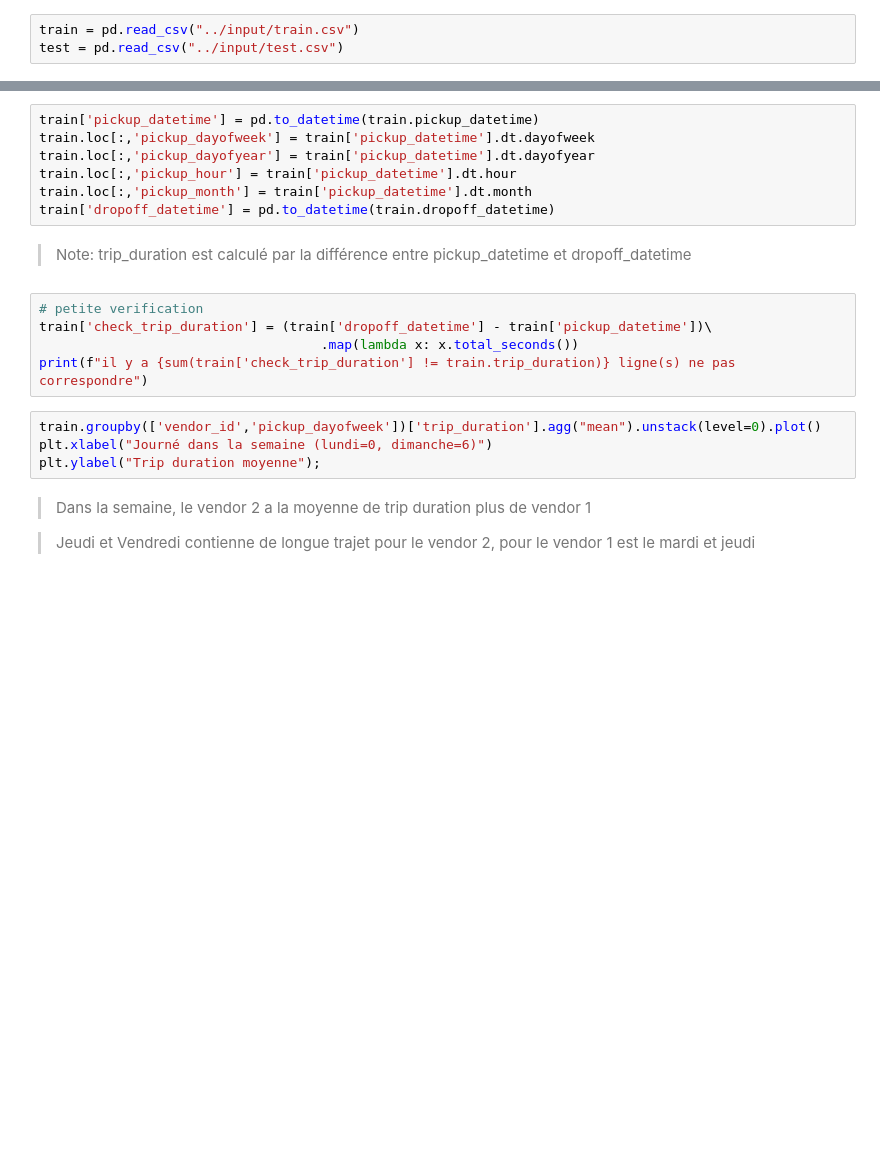
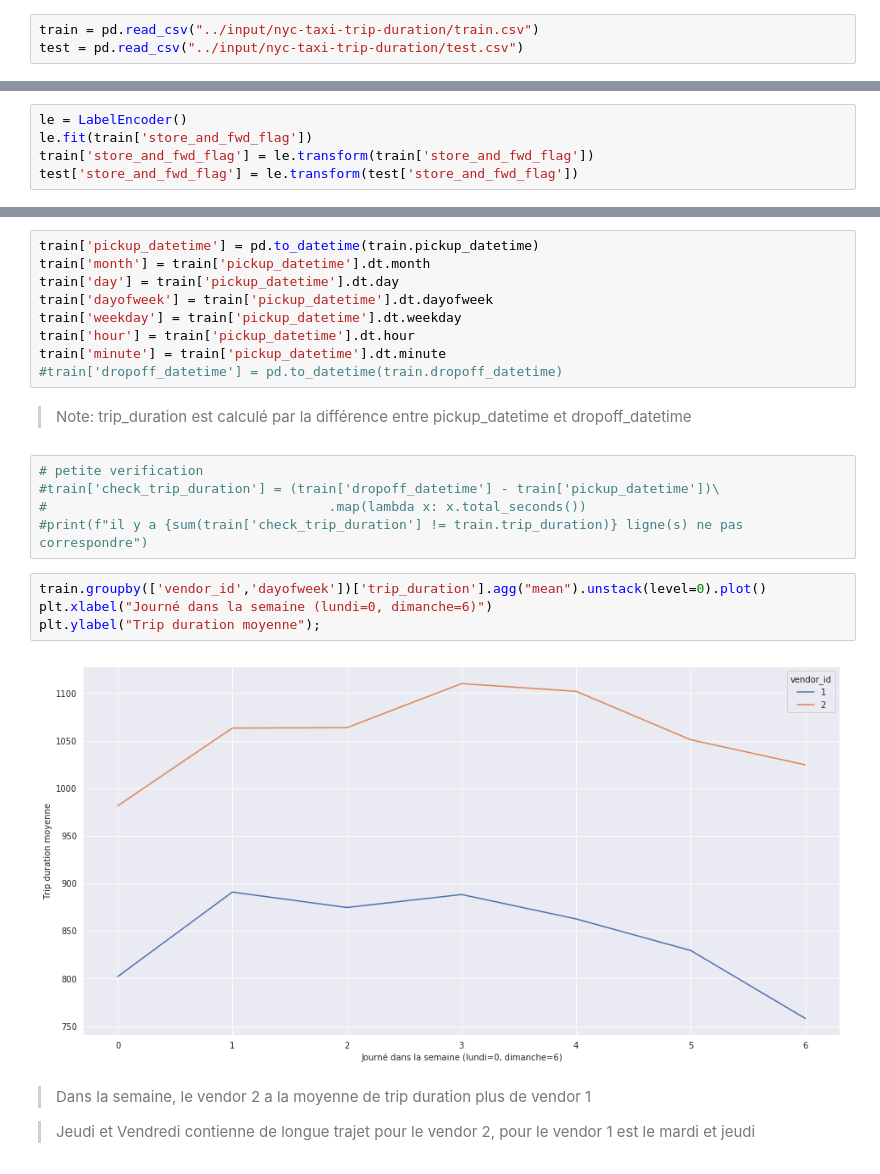
Before and after one commit to nguyenkhacbaoanh/NYC-taxi-trip-duration-prediction, a Jupyter notebook: nyc-taxi-duration-eda-by-nguyen-khac-bao-anh.ipynb, the cells around one changed output, grey strips where cells are left out. Saved outputs shown, nothing was run; the diff lists cells and outputs as text; blank space fills up the shorter version.

```diff
--- a/nyc-taxi-duration-eda-by-nguyen-khac-bao-anh.ipynb
+++ b/nyc-taxi-duration-eda-by-nguyen-khac-bao-anh.ipynb
@@ -19,8 +21,8 @@ sns.set({'figure.figsize':(16,8)})
 # %% [markdown]
 # Data Loading
 # %%
-train = pd.read_csv("../input/train.csv")
-test = pd.read_csv("../input/test.csv")
+train = pd.read_csv("../input/nyc-taxi-trip-duration/train.csv")
+test = pd.read_csv("../input/nyc-taxi-trip-duration/test.csv")
 # %%
 print(f"shape of training set{train.shape}")
 print(f"shape of testing set{test.shape}")
@@ -138,23 +240,32 @@ plt.ylim([31,53]);
+# %%
+le = LabelEncoder()
+le.fit(train['store_and_fwd_flag'])
+train['store_and_fwd_flag'] = le.transform(train['store_and_fwd_flag'])
+test['store_and_fwd_flag'] = le.transform(test['store_and_fwd_flag'])
 # %% [markdown]
 ## - Pour les dates:
 # %%
 train['pickup_datetime'] = pd.to_datetime(train.pickup_datetime)
-train.loc[:,'pickup_dayofweek'] = train['pickup_datetime'].dt.dayofweek
-train.loc[:,'pickup_dayofyear'] = train['pickup_datetime'].dt.dayofyear
-train.loc[:,'pickup_hour'] = train['pickup_datetime'].dt.hour
-train.loc[:,'pickup_month'] = train['pickup_datetime'].dt.month
-train['dropoff_datetime'] = pd.to_datetime(train.dropoff_datetime)
+train['month'] = train['pickup_datetime'].dt.month
+train['day'] = train['pickup_datetime'].dt.day
+train['dayofweek'] = train['pickup_datetime'].dt.dayofweek
+train['weekday'] = train['pickup_datetime'].dt.weekday
+train['hour'] = train['pickup_datetime'].dt.hour
+train['minute'] = train['pickup_datetime'].dt.minute
+#train['dropoff_datetime'] = pd.to_datetime(train.dropoff_datetime)
 # %% [markdown]
 > Note: trip_duration est calculé par la différence entre pickup_datetime et dropoff_datetime
 # %%
 # petite verification
-train['check_trip_duration'] = (train['dropoff_datetime'] - train['pickup_datetime'])\
-                                    .map(lambda x: x.total_seconds())
-print(f"il y a {sum(train['check_trip_duration'] != train.trip_duration)} ligne(s) ne pas correspondre")
+#train['check_trip_duration'] = (train['dropoff_datetime'] - train['pickup_datetime'])\
+#                                    .map(lambda x: x.total_seconds())
+#print(f"il y a {sum(train['check_trip_duration'] != train.trip_duration)} ligne(s) ne pas correspondre")
 # %%
-train.groupby(['vendor_id','pickup_dayofweek'])['trip_duration'].agg("mean").unstack(level=0).plot()
+train.groupby(['vendor_id','dayofweek'])['trip_duration'].agg("mean").unstack(level=0).plot()
 plt.xlabel("Journé dans la semaine (lundi=0, dimanche=6)")
 plt.ylabel("Trip duration moyenne");
+# %% [output]
+[figure, added]
 # %% [markdown]
 > Dans la semaine, le vendor 2 a la moyenne de trip duration plus de vendor 1
 
```
Also changed, not shown: parts of 38 cells of this notebook.
